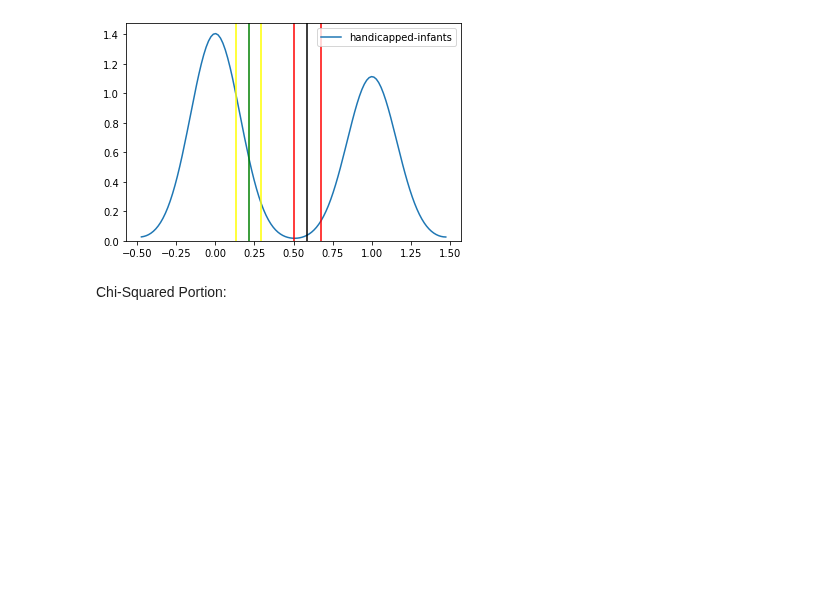
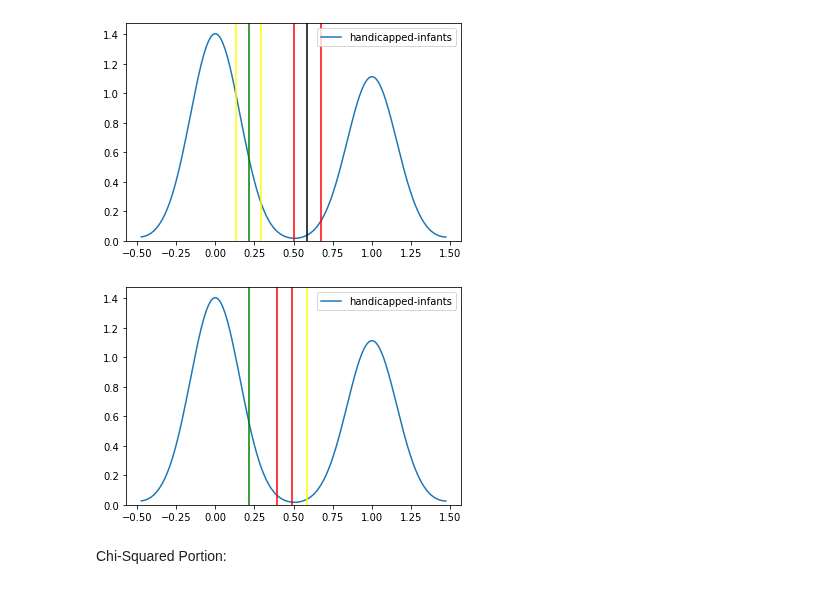
Before and after one commit to bloominstituteoftechnology/DS-Unit-1-Sprint-2-Statistics, a Jupyter notebook: module2/LS_DS_122_Sampling_Confidence_Intervals_and_Hypothesis_Testing_Assignment.ipynb, the cells around one changed output. Drawn from its saved outputs; the diff is of its cells as text; code cells hidden in the pictures; blank space fills up the shorter version.

Commit message:
Added another confidence interval plot

```diff
--- a/module2/LS_DS_122_Sampling_Confidence_Intervals_and_Hypothesis_Testing_Assignment.ipynb
+++ b/module2/LS_DS_122_Sampling_Confidence_Intervals_and_Hypothesis_Testing_Assignment.ipynb
@@ -104,6 +104,20 @@ plt.axvline(x=CI2[2], color='yellow')
 plt.axvline(x=CI2[1], color='green');
 # %% [output]
 [figure]
+# %%
+# another chart first plotting interval of entire df['handicapped-infants']
+# and then plotting where the mean of dem and rep fall
+
+sns.kdeplot(handicap_nonulls)
+CI = confidence_interval(handicap_nonulls)
+CI2 = confidence_interval(dem_nonull['handicapped-infants'])
+CI3 = confidence_interval(rep_nonull['handicapped-infants'])
+plt.axvline(x=CI[0], color='red')
+plt.axvline(x=CI[2], color='red')
+plt.axvline(x=CI2[1], color='yellow')
+plt.axvline(x=CI3[1], color='green');
+# %% [output]
+[figure, added]
 # %% [markdown]
 Chi-Squared Portion:
 # %%
```
Also changed, not shown: parts of 1 cell of this notebook.
